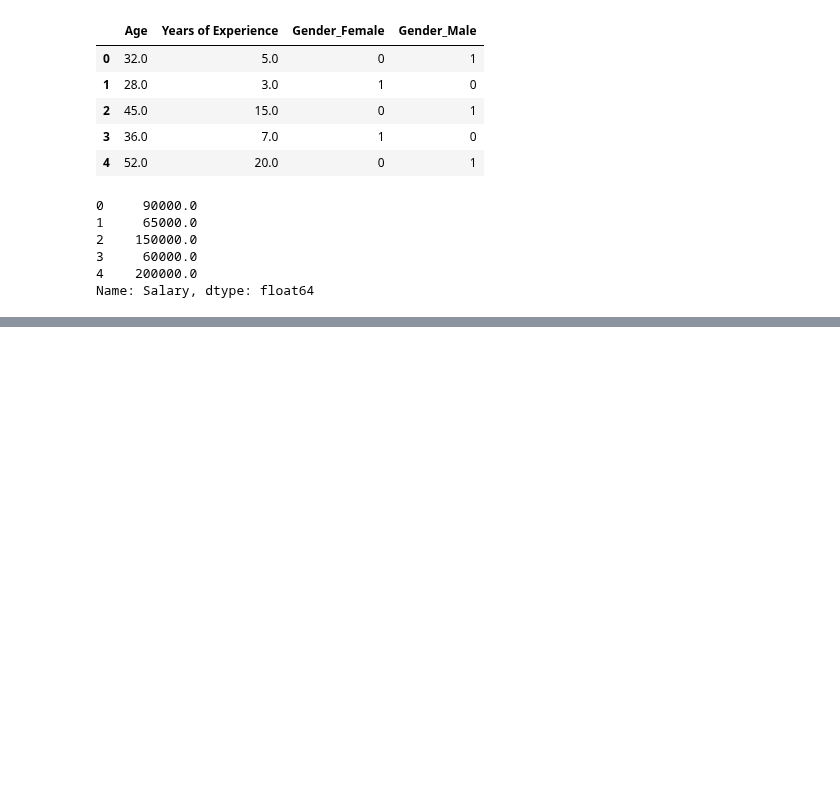
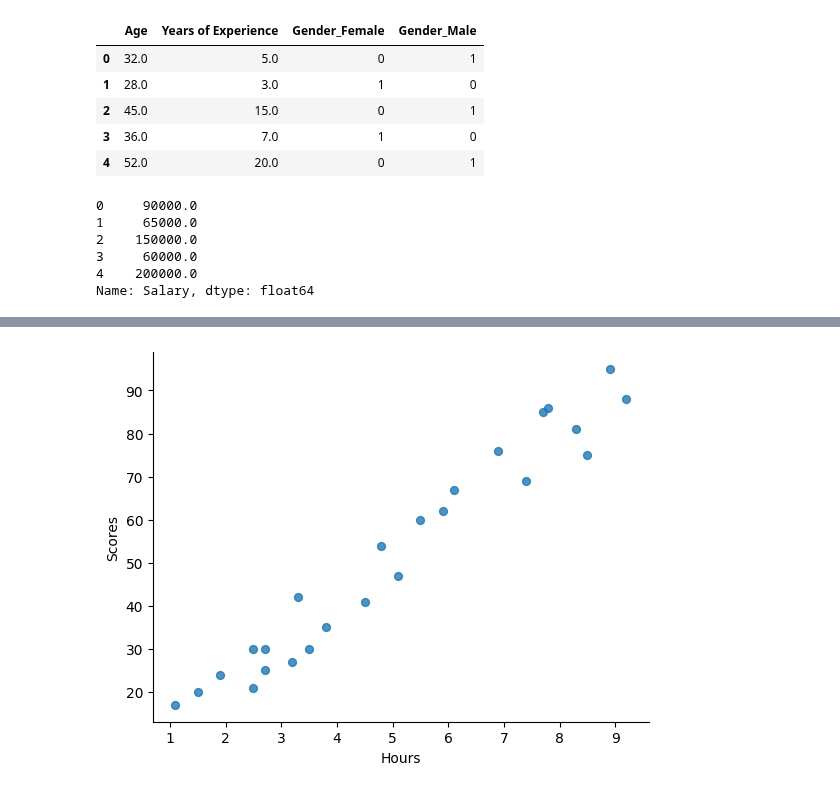
Before and after one commit to GabrielBatavia/Learn_TensorFlow, a Jupyter notebook: 01_neural_network_regression_with_tensorflow.ipynb, the cells around one changed output, grey strips where cells are left out. Cells and saved outputs as stored; diff of their text form; code cells hidden in the pictures; blank space fills up the shorter version.

```diff
--- a/01_neural_network_regression_with_tensorflow.ipynb
+++ b/01_neural_network_regression_with_tensorflow.ipynb
@@ -1332,0 +1371,3 @@ x_train, x_test, y_train, y_test = train_test_split(x, y, test_size=0.2, random_
+# %%
+# import dataset from github
+student_score = pd.read_csv("https://raw.githubusercontent.com/GabrielBatavia/Dataset_Ml/master/student_scores.csv")
@@ -1332,0 +1394,8 @@ x_train, x_test, y_train, y_test = train_test_split(x, y, test_size=0.2, random_
+# %%
+# @title Hours vs Scores
+
+from matplotlib import pyplot as plt
+student_score.plot(kind='scatter', x='Hours', y='Scores', s=32, alpha=.8)
+plt.gca().spines[['top', 'right',]].set_visible(False)
+# %% [output]
+[figure, added]
```
Also changed, not shown: parts of 16 cells of this notebook.
